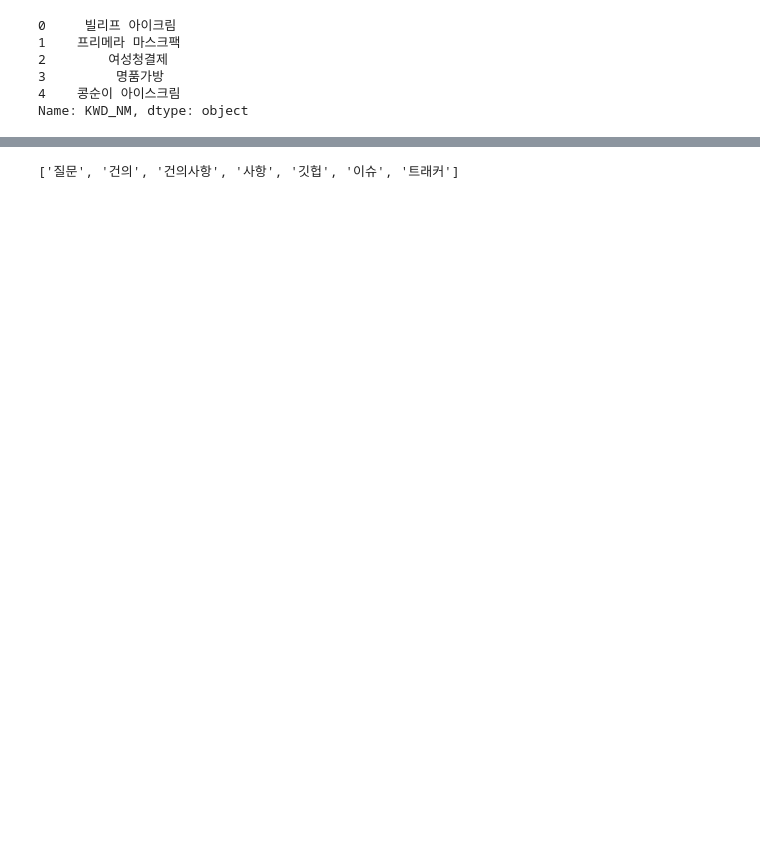
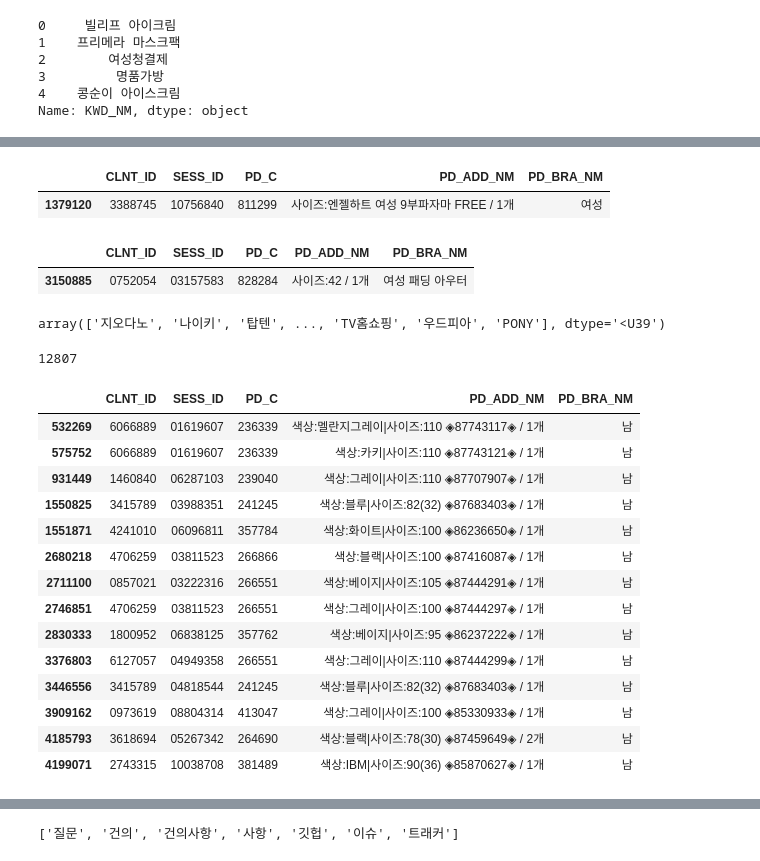
Before and after one commit to miniii222/-5th-L.point_bigdata_competiton, a Jupyter notebook: text/Search_extract_brand.ipynb, the cells around one changed output, grey strips where cells are left out. Cells and saved outputs as stored; diff of their text form; code cells hidden in the pictures; blank space fills up the shorter version.

```diff
--- a/text/Search_extract_brand.ipynb
+++ b/text/Search_extract_brand.ipynb
@@ -7,0 +9,4 @@ import numpy as np
+# %%
+product = pd.read_csv('C:/Users/wjssm/Desktop/lpoint/data/01.Product.csv', dtype={'CLNT_ID' : np.str, 'SESS_ID' : np.str, 'PD_C' : np.str},
+                     usecols = [0,1,3,4,5])
+product.head()
@@ -26,0 +88,39 @@ Name: KWD_NM, dtype: object
+# %%
+product.loc[product['PD_BRA_NM']=='여성']
+# %% [output]
+|  | CLNT_ID | SESS_ID | PD_C | PD_ADD_NM | PD_BRA_NM |
+| 1379120 | 3388745 | 10756840 | 811299 | 사이즈:엔젤하트 여성 9부파자마 FREE / 1개 | 여성 |
+# %%
+product.loc[product['PD_BRA_NM']=='여성 패딩 아우터']
+# %% [output]
+|  | CLNT_ID | SESS_ID | PD_C | PD_ADD_NM | PD_BRA_NM |
+| 3150885 | 0752054 | 03157583 | 828284 | 사이즈:42 / 1개 | 여성 패딩 아우터 |
+# %%
+brand_name[11977] = "엔젤하트 "
+np.delete(brand_name, 13474)
+# %% [output]
+array(['지오다노', '나이키', '탑텐', ..., 'TV홈쇼핑', '우드피아', 'PONY'], dtype='<U39')
+# %%
+brand_name = pd.Series(brand_name).unique()
+#겹치는 것을 뺐더니 개수가 확 줄어듬
+len(brand_name)
+# %% [output]
+12807
+# %%
+product.loc[product['PD_BRA_NM']=='남']
+# %% [output]
+|  | CLNT_ID | SESS_ID | PD_C | PD_ADD_NM | PD_BRA_NM |
+| 532269 | 6066889 | 01619607 | 236339 | 색상:멜란지그레이|사이즈:110 ◈87743117◈ / 1개 | 남 |
+| 575752 | 6066889 | 01619607 | 236339 | 색상:카키|사이즈:110 ◈87743121◈ / 1개 | 남 |
+| 931449 | 1460840 | 06287103 | 239040 | 색상:그레이|사이즈:110 ◈87707907◈ / 1개 | 남 |
+| 1550825 | 3415789 | 03988351 | 241245 | 색상:블루|사이즈:82(32) ◈87683403◈ / 1개 | 남 |
+| 1551871 | 4241010 | 06096811 | 357784 | 색상:화이트|사이즈:100 ◈86236650◈ / 1개 | 남 |
+| 2680218 | 4706259 | 03811523 | 266866 | 색상:블랙|사이즈:100 ◈87416087◈ / 1개 | 남 |
+| 2711100 | 0857021 | 03222316 | 266551 | 색상:베이지|사이즈:105 ◈87444291◈ / 1개 | 남 |
+| 2746851 | 4706259 | 03811523 | 266551 | 색상:그레이|사이즈:100 ◈87444297◈ / 1개 | 남 |
+| 2830333 | 1800952 | 06838125 | 357762 | 색상:베이지|사이즈:95 ◈86237222◈ / 1개 | 남 |
+| 3376803 | 6127057 | 04949358 | 266551 | 색상:그레이|사이즈:110 ◈87444299◈ / 1개 | 남 |
+| 3446556 | 3415789 | 04818544 | 241245 | 색상:블루|사이즈:82(32) ◈87683403◈ / 1개 | 남 |
+| 3909162 | 0973619 | 08804314 | 413047 | 색상:그레이|사이즈:100 ◈85330933◈ / 1개 | 남 |
+| 4185793 | 3618694 | 05267342 | 264690 | 색상:블랙|사이즈:78(30) ◈87459649◈ / 2개 | 남 |
+| 4199071 | 2743315 | 10038708 | 381489 | 색상:IBM|사이즈:90(36) ◈85870627◈ / 1개 | 남 |
```
Also changed, not shown: parts of 30 cells of this notebook.
